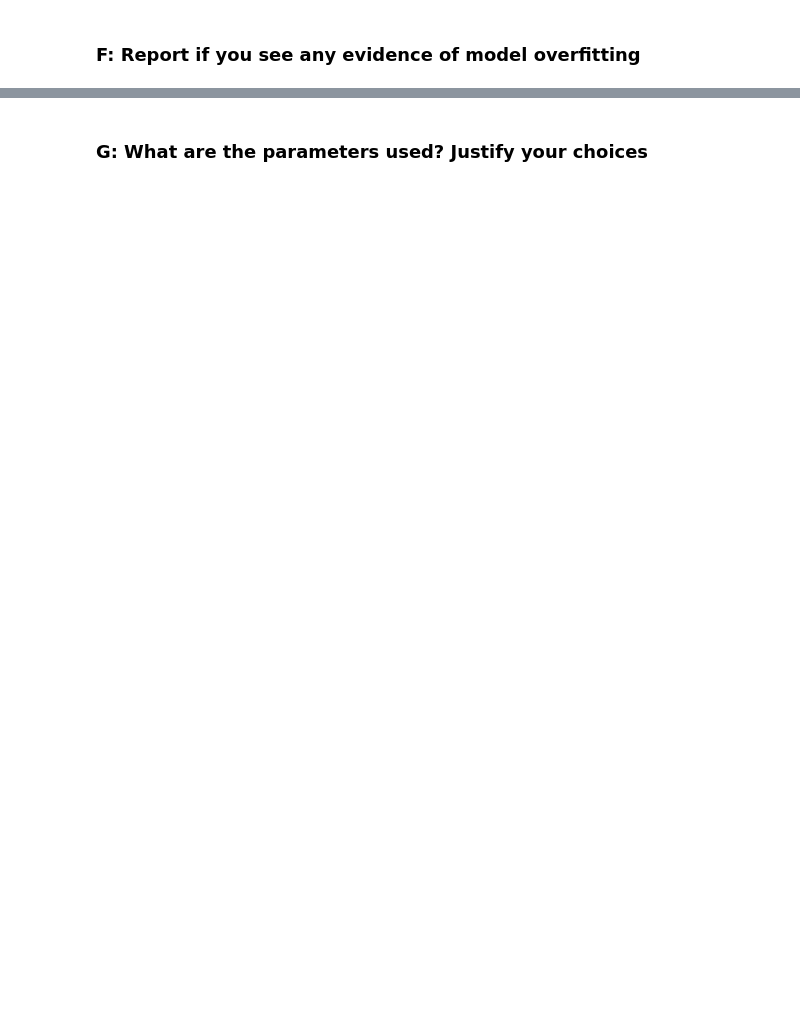
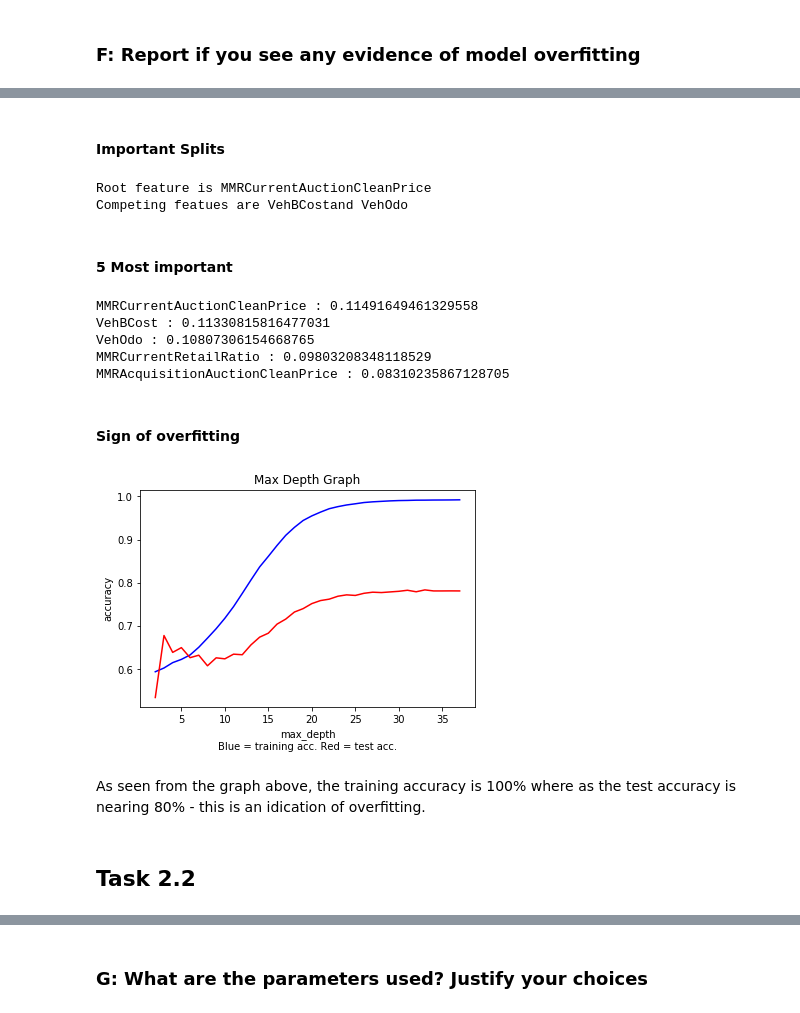
Before and after one commit to Cornelis-Personal/IFN645, a Jupyter notebook: Assignment_1/Ass1_cornel_Implementation.ipynb, the cells around one changed output, grey strips where cells are left out. Cells and saved outputs as stored; diff of their text form; code cells hidden in the pictures; blank space fills up the shorter version.

```diff
--- a/Assignment_1/Ass1_cornel_Implementation.ipynb
+++ b/Assignment_1/Ass1_cornel_Implementation.ipynb
@@ -676,17 +607,0 @@ plt.show()
-# %%
-train_score = []
-test_score = []
-
-for min_samples_split in currRange:
-    model = DecisionTreeClassifier(min_samples_split=min_samples_split)
-    model.fit(X_train, y_train)
-
-    test_score.append(model.score(X_test, y_test))
-    train_score.append(model.score(X_train, y_train))
-
-# plot max depth hyperparameter values vs training and test accuracy score
-plt.plot(currRange, train_score, 'b', currRange, test_score, 'r')
-plt.xlabel('min_samples_split\nBlue = training acc. Red = test acc.')
-plt.ylabel('accuracy')
-plt.title('Minimum Split Graphs ')
-plt.show()
@@ -763,0 +662,6 @@ Auction_ADESA : 0.06196719392917188
+# %%
+splits = math.floor(max_depth/4) # half the number of nodes
+model = DecisionTreeClassifier(min_samples_split=10)
+model.fit(X_train, y_train)
+max_depth = model.tree_.max_depth
+splits = math.floor(max_depth/4) # half the number of nodes
@@ -763,0 +693,46 @@ Auction_ADESA : 0.06196719392917188
+# %% [markdown]
+<h4>Important Splits</h4>
+# %%
+# First Split
+print(main_variables)
+# %% [output]
+Root feature is MMRCurrentAuctionCleanPrice
+Competing featues are VehBCostand VehOdo
+# %% [markdown]
+<h4>5 Most important</h4>
+# %%
+# 5 Most important
+analyse_feature_importance(model, feature_names, n_to_display=5)
+# %% [output]
+MMRCurrentAuctionCleanPrice : 0.11491649461329558
+VehBCost : 0.11330815816477031
+VehOdo : 0.10807306154668765
+MMRCurrentRetailRatio : 0.09803208348118529
+MMRAcquisitionAuctionCleanPrice : 0.08310235867128705
+# %% [markdown]
+<h4>Sign of overfitting</h4>
+# %%
+test_score = []
+train_score = []
+
+currRange = range(2 , model.tree_.max_depth)
+# check the model performance for max depth from 2-20
+for max_depth in currRange:
+    model = DecisionTreeClassifier(max_depth=max_depth, random_state=rs, min_samples_split=splits)
+    model.fit(X_train, y_train)
+
+    test_score.append(model.score(X_test, y_test))
+    train_score.append(model.score(X_train, y_train))
+
+# plot max depth hyperparameter values vs training and test accuracy score
+plt.plot(currRange, train_score, 'b', currRange, test_score, 'r')
+plt.xlabel('max_depth\nBlue = training acc. Red = test acc.')
+plt.ylabel('accuracy')
+plt.title('Max Depth Graph')
+plt.show()
+# %% [output]
+[figure, added]
+# %% [markdown]
+<p>As seen from the graph above, the training accuracy is 100% where as the test accuracy is nearing 80% - this is an idication of overfitting.</p>
+# %% [markdown]
+<h2>Task 2.2</h2>
```
Also changed, not shown: parts of 173 cells of this notebook.
